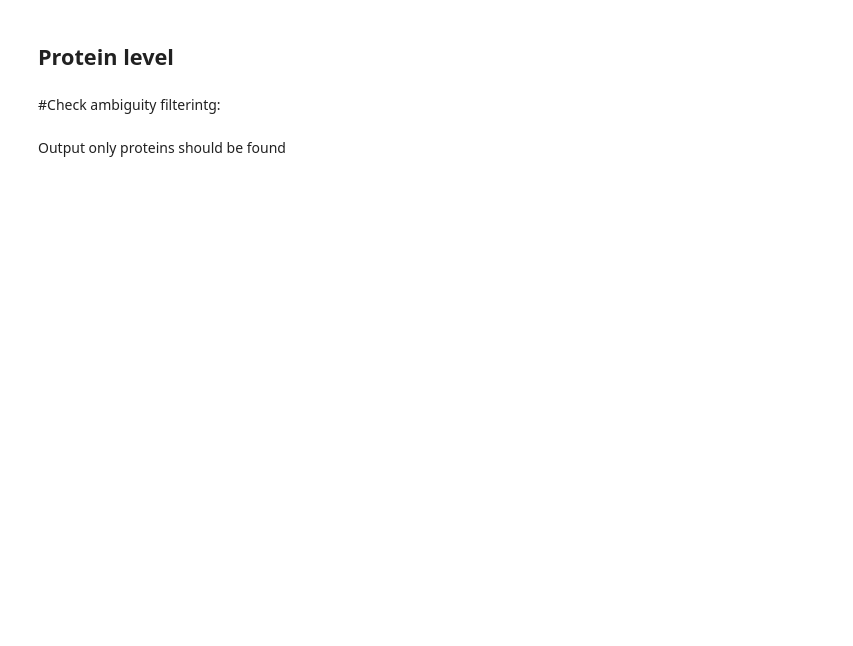
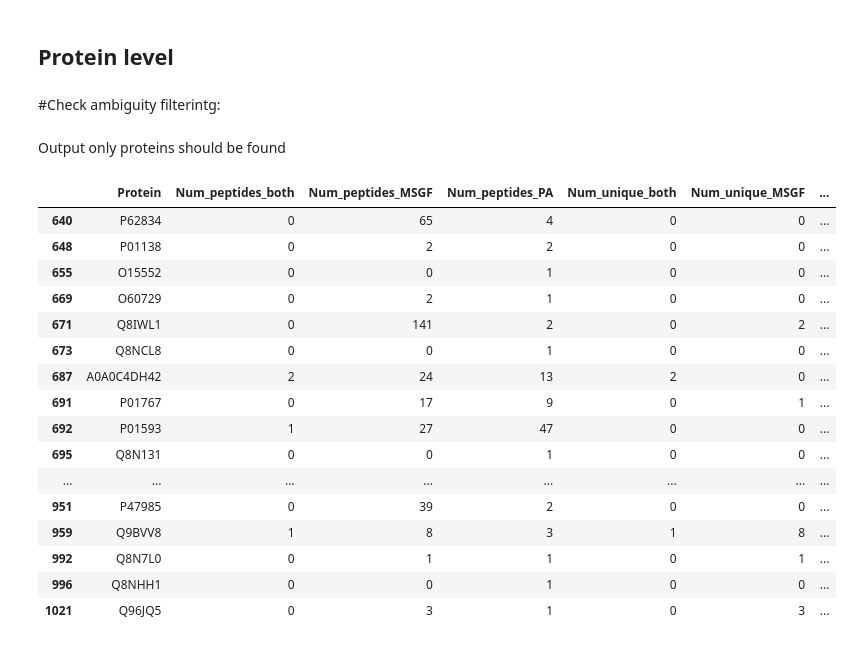
Before and after one commit to Daniel-Xkan/proteinDataRefine, a Jupyter notebook: Evaluate_reanalysis/MSV000086793/reanalysis.ipynb, the cells around one changed output. Drawn from its saved outputs; the diff is of its cells as text; code cells hidden in the pictures; blank space fills up the shorter version.

```diff
--- a/Evaluate_reanalysis/MSV000086793/reanalysis.ipynb
+++ b/Evaluate_reanalysis/MSV000086793/reanalysis.ipynb
@@ -1098,39 +1123,90 @@ Output only proteins should be found
 # %%
 import pandas as pd
 
 # List of proteins to filter (as provided)
 #TODO: Replace with the actual list of proteins you want to filter
 protein_list = [
-    "Q14409", "A0A0K0K1C4", "A0M8Q6", "P0DJD3", "P06310", "A0A075B6R2", "Q96MN9", "P01700", "P01742", "P0DI81",
-    "P22392", "A0A087WSY4", "P61326", "Q9BRT8", "A0A0C4DH68", "A0A075B6K2", "A0A0C4DH55", "A0A5B6", "Q15413",
-    "Q6UX40", "P01615", "Q5EG05", "A0A075B6W5", "A0A075B6I7", "P69892", "Q6IS14", "P68133", "Q5VTL7", "P0CG39",
-    "P0C0S5", "P0DMV8", "Q16617", "O95406", "Q6UWI2", "P0DP23", "O95626", "Q5UAW9", "P0CG47", "Q96L21", "Q9BUW7",
-    "Q9H1U9", "Q8WV19", "Q56UQ5", "Q7Z4L0", "A0A075B767", "P35212", "Q5T1S8", "P47813", "P68104", "Q08AH3",
-    "B0FP48", "Q9Y284", "A0A1B0GUW7", "P06331", "A0A075B6K0", "A0A2R8Y4L2", "P01599", "Q8N112", "A0A0C4DH41",
-    "Q96IZ6", "A0A0C4DH43", "Q6P1Q9", "P0DPH7", "Q49MI3", "Q86VW1", "A0A0C4DH72", "A0A0C4DH35", "A0A0A0MRZ8",
-    "P01614", "P04430", "P01824", "P01709", "P01624", "B2RPK0", "Q96FC9", "A0A2R8Y619", "Q6P461", "P01772",
-    "Q6ZUT3", "Q02161", "A0A087WSY6", "A0A075B6S6", "P62837", "Q9NUN7", "P01768", "Q8NFI4", "A0A075B6N1",
-    "A0A075B6H7", "P01825", "A0A075B6H8", "Q6S8J3", "A0A075B6R9", "P0CG38", "P18089", "P0DME0", "Q13885",
-    "P17538", "O14604", "P59666", "B6A8C7", "P09341", "P98187", "P13164", "P50502", "O95484", "P68431",
-    "P68371", "O75360", "P20231", "Q96DS6", "A8K0Z3", "Q6UXB3", "Q9H0U4", "P0CW19", "Q9BQ87", "P0DTL6",
-    "Q8IZF0", "P62834", "Q7Z602", "A1L157", "Q8IWL1", "Q8IZP2", "A0A0C4DH42", "P01767", "P01593", "Q71UI9",
-    "Q8N131", "A6NK59", "Q9BY64", "A0A1B0GUS4", "A0A0C4DH25", "A0A0C4DH73", "P61224", "A0A0C4DH34", "P01601",
-    "A0A0B4J2H0", "Q9UQ74", "P61254", "Q147U7", "P04433", "Q9Y6W8", "A0A0C4DH36", "P32189", "P01597",
-    "A0A0A6YYC5", "Q96IZ2", "A0A0B4J1X8", "Q86T20", "O43374", "A0A2R8YCJ5", "Q8TCE9", "Q9BVA1", "A0A0C4DH69",
-    "P0CG34", "P86790", "P49682", "P0DTL5", "Q4G0N0", "P0DMM9", "A0A0A0MT36", "Q9Y4E1", "P0DSN7", "P01611",
-    "Q5VYV0", "A5A3E0", "P0DN37", "B3EWG3", "Q8TCE6", "P15515", "Q99879", "P02538", "P47985", "O43423",
-    "Q6PEY2", "Q3KPI0", "Q9BXR5", "Q96JQ5", "Q8N138"
+"P62834",
+"P01138",
+"O15552",
+"O60729",
+"Q8IWL1",
+"Q8NCL8",
+"A0A0C4DH42",
+"P01767",
+"P01593",
+"Q8N131",
+"Q9HC10",
+"Q9H2S6",
+"A0A1B0GUS4",
+"A0A0C4DH25",
+"A0A0C4DH73",
+"A0A0C4DH34",
+"P01601",
+"A0A0B4J2H0",
+"P08588",
+"P43116",
+"Q96M60",
+"P04433",
+"A0A0C4DH36",
+"P01597",
+"Q9HAU6",
+"P43657",
+"O60896",
+"A0A0B4J1X8",
+"Q9BVA1",
+"A0A0C4DH69",
+"P86790",
+"O00574",
+"P51677",
+"P0DMM9",
+"A0A0A0MT36",
+"Q8N1T3",
+"A0A0C4DH24",
+"Q9Y4E1",
+"P0DSN7",
+"A6NIZ1",
+"Q96FV3",
+"P01611",
+"A5A3E0",
+"P51681",
+"Q99879",
+"P02538",
+"P04733",
+"P47985",
+"Q9BVV8",
+"Q8N7L0",
+"Q8NHH1",
+"Q96JQ5"
 ]
 
 # Load the protein-level results
 protein_level_file = 'example_protein_reanalysis.tsv'
 protein_df = pd.read_csv(protein_level_file, sep='\t')
 
 # Filter for proteins in the provided list
 filtered_protein_df = protein_df[protein_df['Protein'].isin(protein_list)]
 
 # Save the filtered dataframe
 filtered_protein_df.to_csv('filtered_example_protein_reanalysis.tsv', sep='\t', index=False)
 
 # Optionally display the filtered dataframe
 filtered_protein_df
+# %% [output]
+|  | Protein | Num_peptides_both | Num_peptides_MSGF | Num_peptides_PA | Num_unique_both | Num_unique_MSGF | ... |
+| 640 | P62834 | 0 | 65 | 4 | 0 | 0 | ... |
+| 648 | P01138 | 0 | 2 | 2 | 0 | 0 | ... |
+| 655 | O15552 | 0 | 0 | 1 | 0 | 0 | ... |
+| 669 | O60729 | 0 | 2 | 1 | 0 | 0 | ... |
+| 671 | Q8IWL1 | 0 | 141 | 2 | 0 | 2 | ... |
+| 673 | Q8NCL8 | 0 | 0 | 1 | 0 | 0 | ... |
+| 687 | A0A0C4DH42 | 2 | 24 | 13 | 2 | 0 | ... |
+| 691 | P01767 | 0 | 17 | 9 | 0 | 1 | ... |
+| 692 | P01593 | 1 | 27 | 47 | 0 | 0 | ... |
+| 695 | Q8N131 | 0 | 0 | 1 | 0 | 0 | ... |
+| ... | ... | ... | ... | ... | ... | ... | ... |
+| 951 | P47985 | 0 | 39 | 2 | 0 | 0 | ... |
+| 959 | Q9BVV8 | 1 | 8 | 3 | 1 | 8 | ... |
+| 992 | Q8N7L0 | 0 | 1 | 1 | 0 | 1 | ... |
+| 996 | Q8NHH1 | 0 | 0 | 1 | 0 | 0 | ... |
+| 1021 | Q96JQ5 | 0 | 3 | 1 | 0 | 3 | ... |
```
Also changed, not shown: parts of 4 cells of this notebook, 1 other file.
